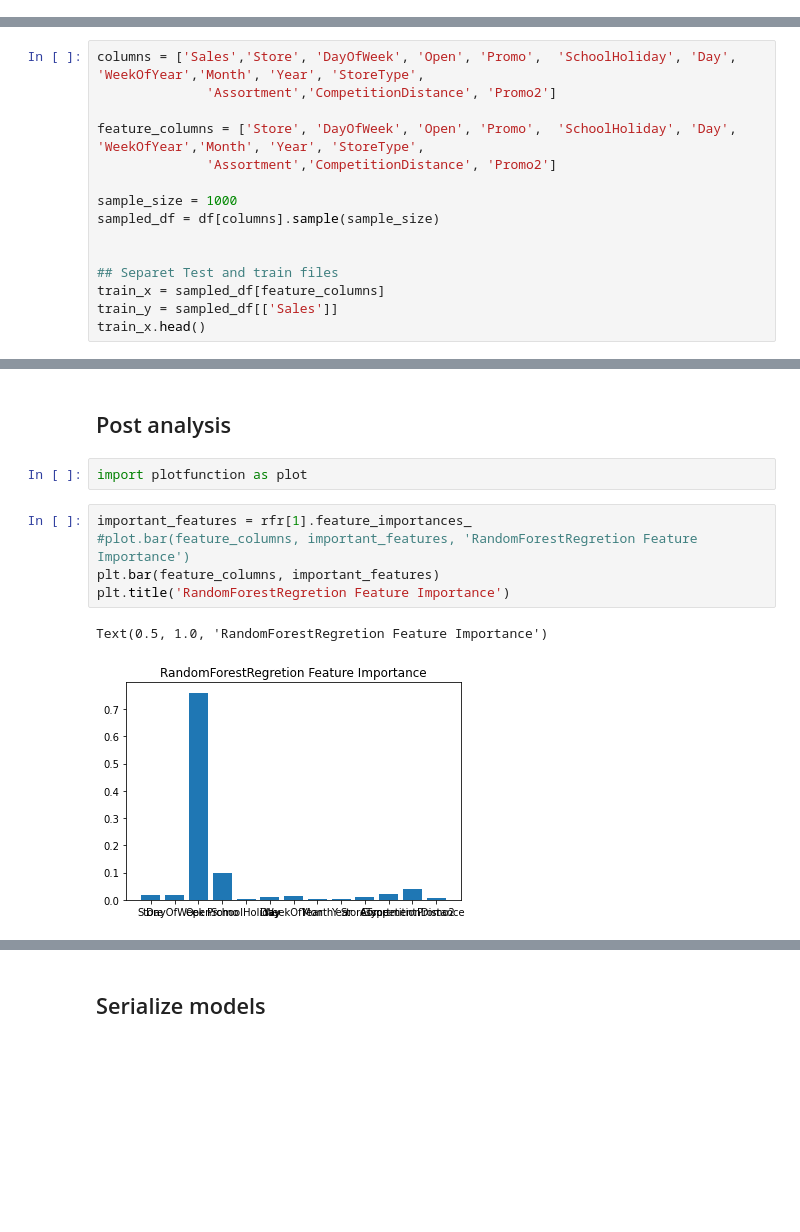
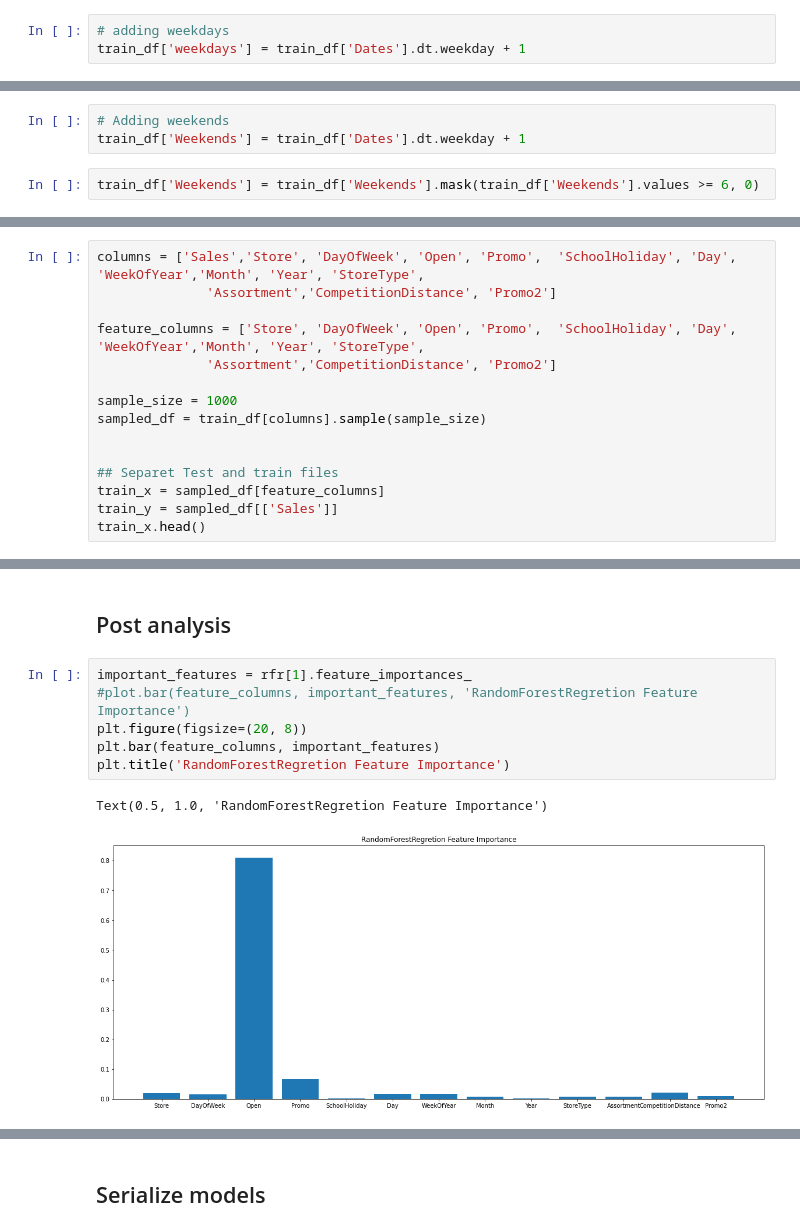
Before and after one commit to ekubay/Rossmann_Pharmaceutical_sales_Prediction, a Jupyter notebook: notebooks/predi_store_sales.ipynb, the cells around one changed output, grey strips where cells are left out. Cells and saved outputs as stored; diff of their text form; blank space fills up the shorter version.

```diff
--- a/notebooks/predi_store_sales.ipynb
+++ b/notebooks/predi_store_sales.ipynb
@@ -97,0 +271,3 @@ memory usage: 178.5+ MB
+# %%
+# adding weekdays
+train_df['weekdays'] = train_df['Dates'].dt.weekday + 1
@@ -97,0 +276,5 @@ memory usage: 178.5+ MB
+# %%
+# Adding weekends
+train_df['Weekends'] = train_df['Dates'].dt.weekday + 1
+# %%
+train_df['Weekends'] = train_df['Weekends'].mask(train_df['Weekends'].values >= 6, 0)
@@ -103,7 +309,7 @@ feature_columns = ['Store', 'DayOfWeek', 'Open', 'Promo',  'SchoolHoliday', 'Day
               'Assortment','CompetitionDistance', 'Promo2']
 
 sample_size = 1000
-sampled_df = df[columns].sample(sample_size)
+sampled_df = train_df[columns].sample(sample_size)
 
 
 ## Separet Test and train files
@@ -272,14 +458,13 @@ NameError: name 'util' is not defined
 # %% [markdown]
 ## Post analysis
-# %%
-import plotfunction as plot
 # %%
 important_features = rfr[1].feature_importances_
 #plot.bar(feature_columns, important_features, 'RandomForestRegretion Feature Importance')
+plt.figure(figsize=(20, 8))
 plt.bar(feature_columns, important_features)
 plt.title('RandomForestRegretion Feature Importance')
 # %% [output]
 Text(0.5, 1.0, 'RandomForestRegretion Feature Importance')
-[figure, old version]
+[figure, new version]
 # %%
 important_features = lr[1].coef_[0]
```
Also changed, not shown: parts of 115 cells of this notebook.
